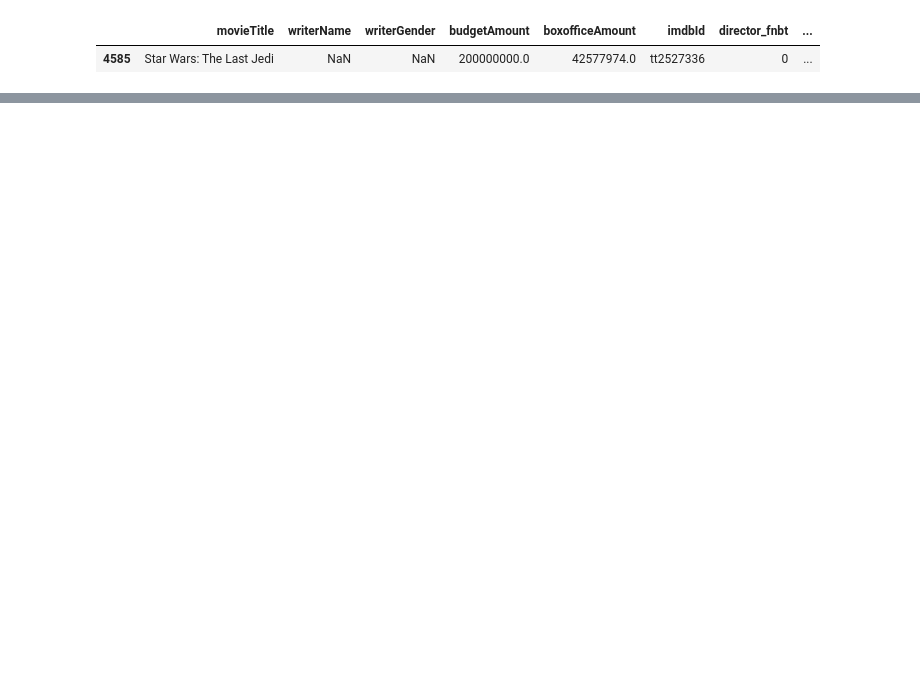
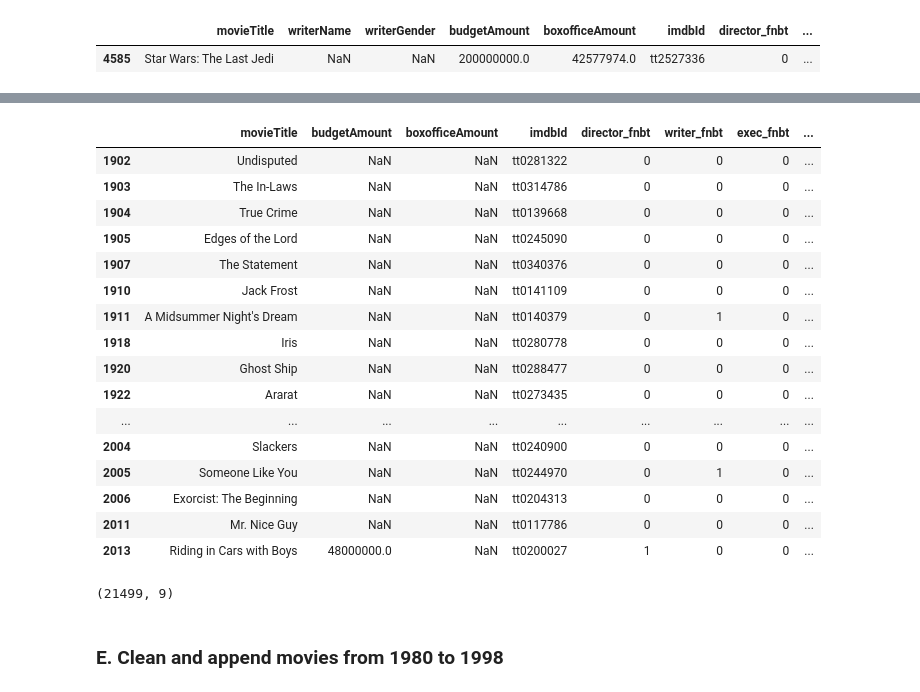
Before and after one commit to MagicMilly/women-in-film-analysis-dashboard, a Jupyter notebook: more_data_munging.ipynb, the cells around one changed output, grey strips where cells are left out. Cells and saved outputs as stored; diff of their text form; code cells hidden in the pictures; blank space fills up the shorter version.

```diff
--- a/more_data_munging.ipynb
+++ b/more_data_munging.ipynb
@@ -1183,0 +368,3 @@ testing.loc[testing.movieTitle == 'Star Wars: The Last Jedi']
+# %%
+cleaned_movies_1999_to_2004 = pd.read_csv('my_data/movies_1999_2004_inclusive.csv')
+cleaned_movies_1999_to_2004.head()
@@ -1183,0 +378,2 @@ testing.loc[testing.movieTitle == 'Star Wars: The Last Jedi']
+# %%
+cleaned_movies_1999_to_2004.drop(columns=['writerName', 'writerGender'], axis=1, inplace=True)
@@ -1183,0 +390,20 @@ testing.loc[testing.movieTitle == 'Star Wars: The Last Jedi']
+# %%
+cleaned_movies_1999_to_2004[500:550]
+# %% [output]
+|  | movieTitle | budgetAmount | boxofficeAmount | imdbId | director_fnbt | writer_fnbt | exec_fnbt | ... |
+| 1902 | Undisputed | NaN | NaN | tt0281322 | 0 | 0 | 0 | ... |
+| 1903 | The In-Laws | NaN | NaN | tt0314786 | 0 | 0 | 0 | ... |
+| 1904 | True Crime | NaN | NaN | tt0139668 | 0 | 0 | 0 | ... |
+| 1905 | Edges of the Lord | NaN | NaN | tt0245090 | 0 | 0 | 0 | ... |
+| 1907 | The Statement | NaN | NaN | tt0340376 | 0 | 0 | 0 | ... |
+| 1910 | Jack Frost | NaN | NaN | tt0141109 | 0 | 0 | 0 | ... |
+| 1911 | A Midsummer Night's Dream | NaN | NaN | tt0140379 | 0 | 1 | 0 | ... |
+| 1918 | Iris | NaN | NaN | tt0280778 | 0 | 0 | 0 | ... |
+| 1920 | Ghost Ship | NaN | NaN | tt0288477 | 0 | 0 | 0 | ... |
+| 1922 | Ararat | NaN | NaN | tt0273435 | 0 | 0 | 0 | ... |
+| ... | ... | ... | ... | ... | ... | ... | ... | ... |
+| 2004 | Slackers | NaN | NaN | tt0240900 | 0 | 0 | 0 | ... |
+| 2005 | Someone Like You | NaN | NaN | tt0244970 | 0 | 1 | 0 | ... |
+| 2006 | Exorcist: The Beginning | NaN | NaN | tt0204313 | 0 | 0 | 0 | ... |
+| 2011 | Mr. Nice Guy | NaN | NaN | tt0117786 | 0 | 0 | 0 | ... |
+| 2013 | Riding in Cars with Boys | 48000000.0 | NaN | tt0200027 | 1 | 0 | 0 | ... |
@@ -1183,0 +412,6 @@ testing.loc[testing.movieTitle == 'Star Wars: The Last Jedi']
+# %%
+movies_1999_and_beyond.shape
+# %% [output]
+(21499, 9)
+# %% [markdown]
+### E. Clean and append movies from 1980 to 1998
```
Also changed, not shown: parts of 134 cells of this notebook.
